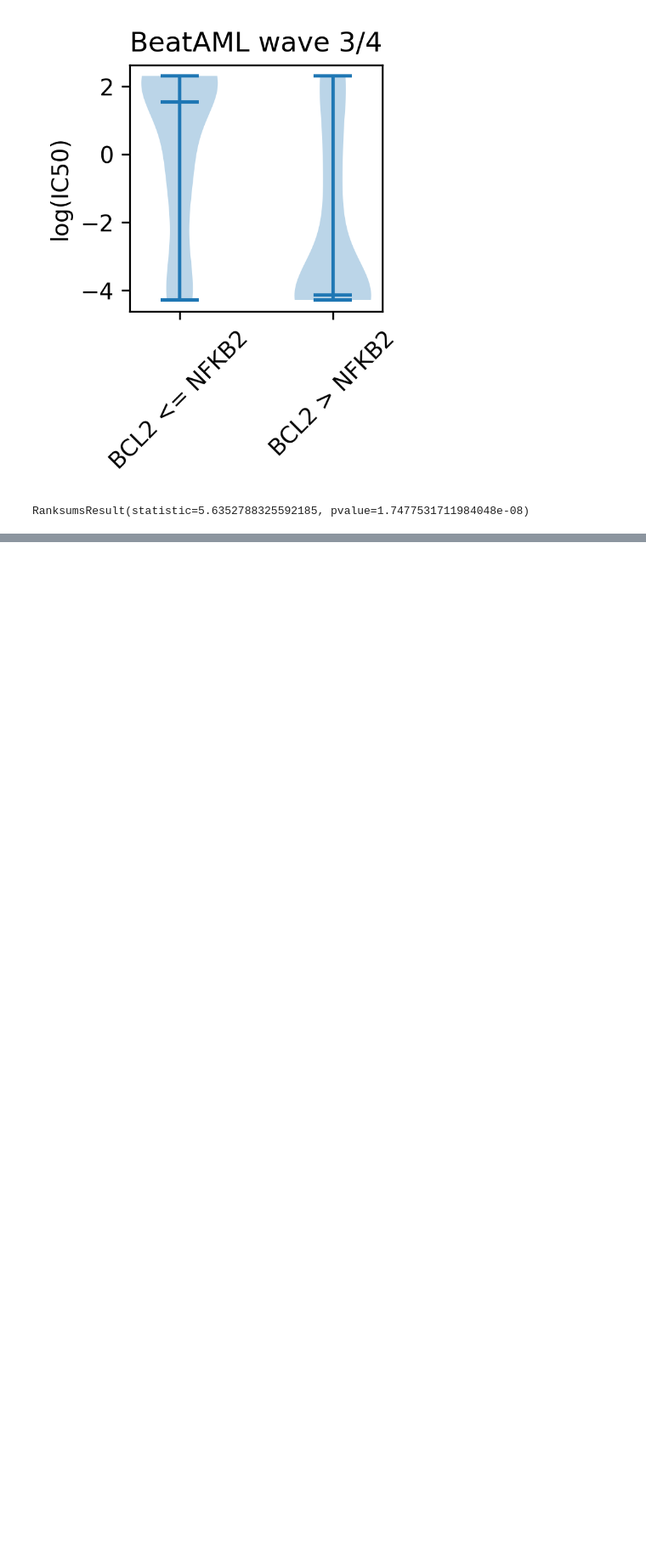
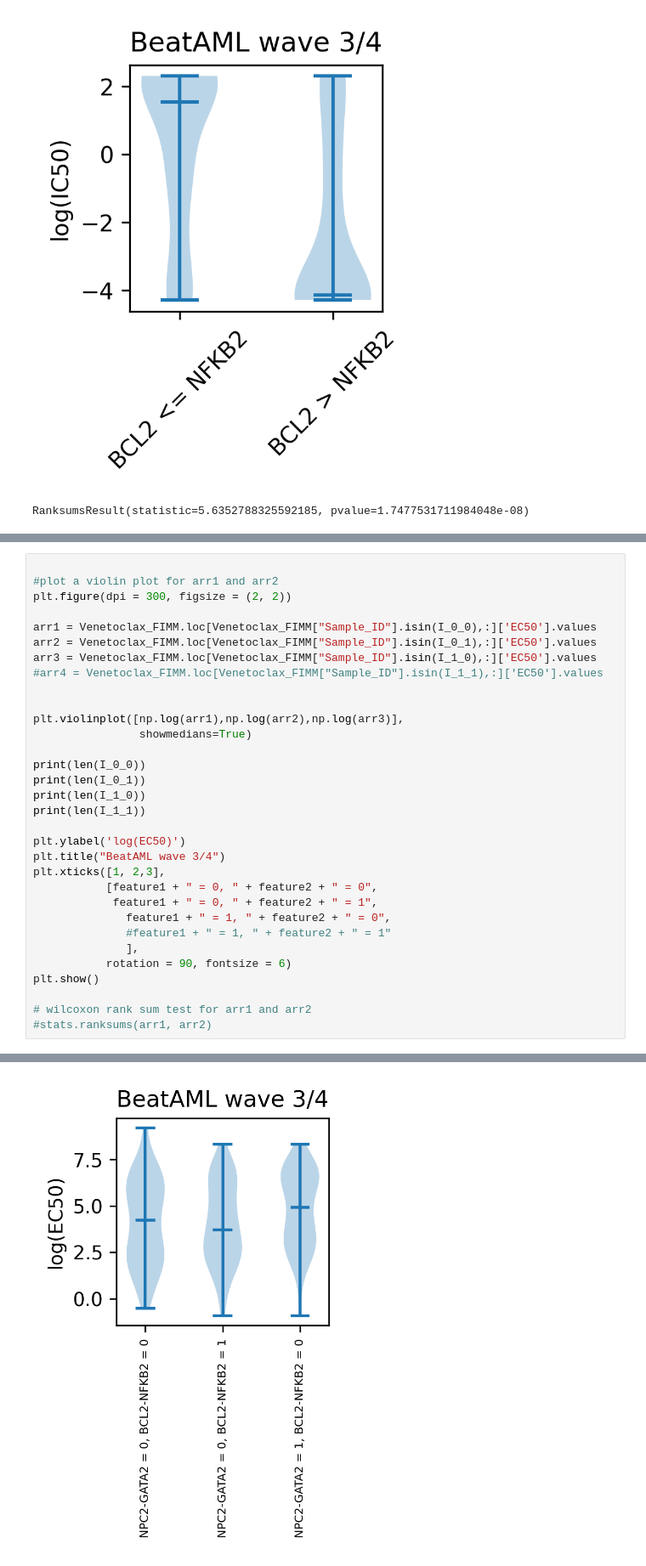
Before and after one commit to gloriachin/KG_Prediction_AML, a Jupyter notebook: step9_validation_of_features.ipynb, the cells around one changed output, grey strips where cells are left out. Shown: that part at 85% size. Cells and saved outputs as stored; diff of their text form; blank space fills up the shorter version.

```diff
--- a/step9_validation_of_features.ipynb
+++ b/step9_validation_of_features.ipynb
@@ -389,0 +527,33 @@ RanksumsResult(statistic=0.7787749255178832, pvalue=0.43611231078688484)
+# %%
+
+#plot a violin plot for arr1 and arr2
+plt.figure(dpi = 300, figsize = (2, 2))
+
+arr1 = Venetoclax_FIMM.loc[Venetoclax_FIMM["Sample_ID"].isin(I_0_0),:]['EC50'].values
+arr2 = Venetoclax_FIMM.loc[Venetoclax_FIMM["Sample_ID"].isin(I_0_1),:]['EC50'].values
+arr3 = Venetoclax_FIMM.loc[Venetoclax_FIMM["Sample_ID"].isin(I_1_0),:]['EC50'].values
+#arr4 = Venetoclax_FIMM.loc[Venetoclax_FIMM["Sample_ID"].isin(I_1_1),:]['EC50'].values
+
+
+plt.violinplot([np.log(arr1),np.log(arr2),np.log(arr3)],
+                showmedians=True)
+
+print(len(I_0_0))
+print(len(I_0_1))
+print(len(I_1_0))
+print(len(I_1_1))
+
+plt.ylabel('log(EC50)')
+plt.title("BeatAML wave 3/4")
+plt.xticks([1, 2,3],
+           [feature1 + " = 0, " + feature2 + " = 0",
+            feature1 + " = 0, " + feature2 + " = 1",
+              feature1 + " = 1, " + feature2 + " = 0",
+              #feature1 + " = 1, " + feature2 + " = 1"
+              ],
+           rotation = 90, fontsize = 6)
+plt.show()
+
+# wilcoxon rank sum test for arr1 and arr2
+#stats.ranksums(arr1, arr2)
+# %% [output]
@@ -389,0 +564 @@ RanksumsResult(statistic=0.7787749255178832, pvalue=0.43611231078688484)
+[figure, added]
```
Also changed, not shown: parts of 16 cells of this notebook, 6 other files.
